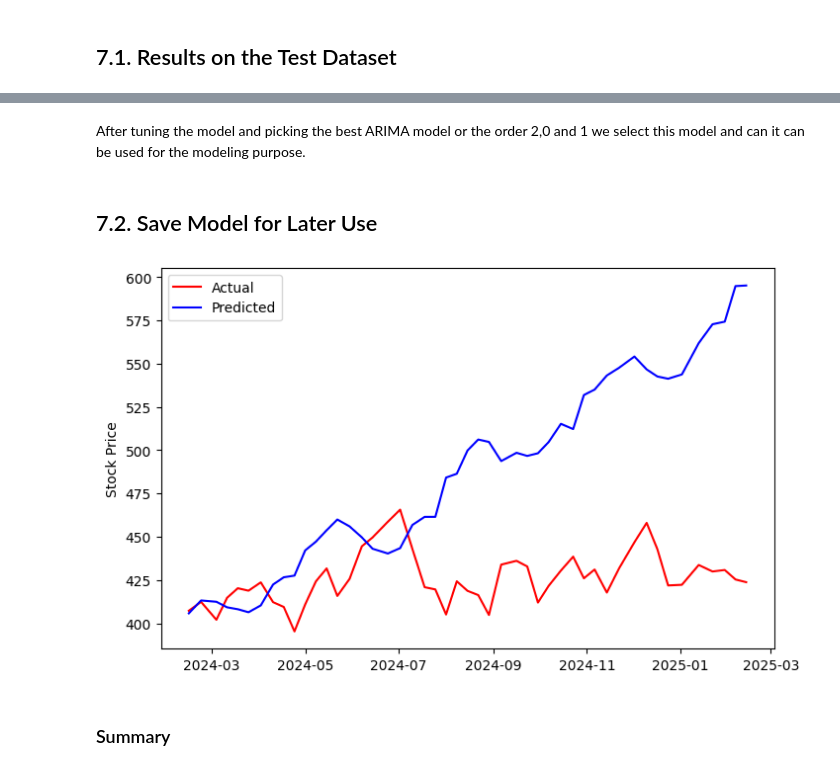
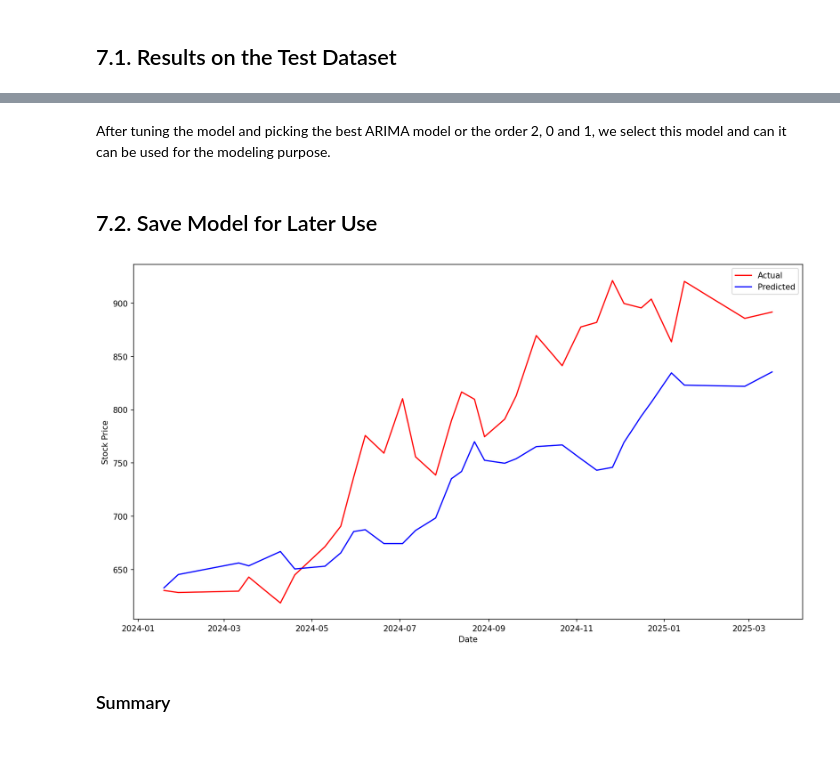
Before and after one commit to FourLevel/Machine-Learning-and-Financial-Applications, a Jupyter notebook: Homework 1_TSMC price prediction/StockPricePrediction.ipynb, the cells around one changed output, grey strips where cells are left out. Saved outputs shown, nothing was run; the diff lists cells and outputs as text; code cells hidden in the pictures.

```diff
--- a/Homework 1_TSMC price prediction/StockPricePrediction.ipynb
+++ b/Homework 1_TSMC price prediction/StockPricePrediction.ipynb
@@ -790,5 +752,5 @@ print(mean_squared_error(Y_test,predicted_tuned))
 # %% [markdown]
-After tuning the model and picking the best ARIMA model or the order 2,0 and 1 we select this model and can it can be used for the modeling purpose.
+After tuning the model and picking the best ARIMA model or the order 2, 0 and 1, we select this model and can it can be used for the modeling purpose.
 # %% [markdown]
 <a id='6.2'></a>
 ## 7.2. Save Model for Later Use
@@ -801,23 +763,25 @@ from pickle import load
 filename = 'finalized_model.sav'
 dump(model_fit_tuned, open(filename, 'wb'))
 # %%
-initial_price = stk_data.loc[Y_test.index[0], ('Close', 'MSFT')]  # Get initial price from stk_data
+initial_price = stk_data.loc[Y_test.index[0], ('Close', '2330.TW')]  # Get initial price from stk_data
 
 # Calculate actual prices from returns
 actual_prices = initial_price * np.exp(Y_test).cumprod()
 
 # Calculate predicted prices from predicted returns
 predicted_tuned.index = Y_test.index
 predicted_prices = initial_price * np.exp(predicted_tuned).cumprod()
 
 # Plotting
+plt = pyplot.figure()
 pyplot.plot(actual_prices, 'r', label='Actual')
 pyplot.plot(predicted_prices, 'b', label='Predicted')
-pyplot.rcParams["figure.figsize"] = (8, 5)
+plt.set_size_inches(15, 8)
+pyplot.xlabel('Date')
 pyplot.ylabel('Stock Price')  # Update y-axis label
 pyplot.legend()
 pyplot.show()
 # %% [output]
-[figure, old version]
+[figure, new version]
 # %% [markdown]
 ### Summary
```
Also changed, not shown: parts of 29 cells of this notebook.
